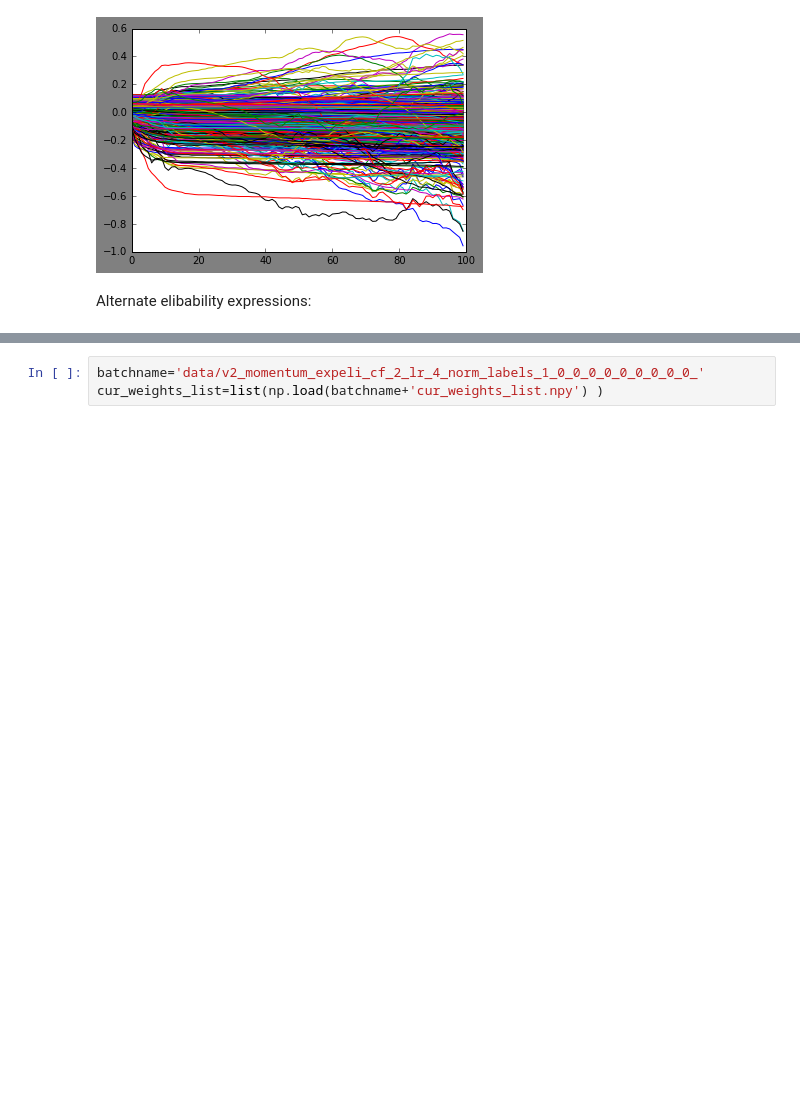
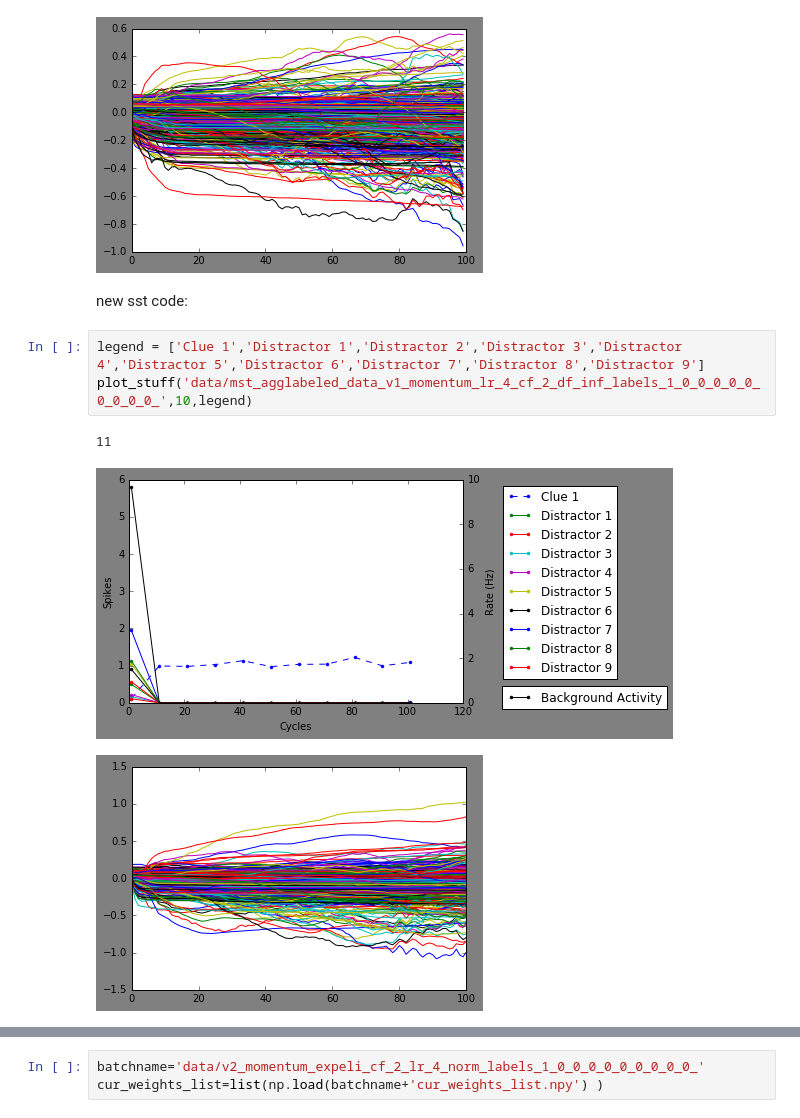
Before and after one commit to mptouzel/tempytron, a Jupyter notebook: tempytron_validation.ipynb, the cells around one changed output, grey strips where cells are left out. Saved outputs shown, nothing was run; the diff lists cells and outputs as text; blank space fills up the shorter version.

```diff
--- a/tempytron_validation.ipynb
+++ b/tempytron_validation.ipynb
@@ -319,5 +316,12 @@ plot_stuff('data/v2_momentum_fix_cf_2_lr_4_norm_labels_1_0_0_0_0_0_0_0_0_0_',5,l
 20
 [figure]
 [figure]
-# %% [markdown]
-Alternate elibability expressions:
+# %% [markdown]
+new sst code:
+# %%
+legend = ['Clue 1','Distractor 1','Distractor 2','Distractor 3','Distractor 4','Distractor 5','Distractor 6','Distractor 7','Distractor 8','Distractor 9']
+plot_stuff('data/mst_agglabeled_data_v1_momentum_lr_4_cf_2_df_inf_labels_1_0_0_0_0_0_0_0_0_0_',10,legend)
+# %% [output]
+11
+[figure, added]
+[figure, added]
```
Also changed, not shown: parts of 31 cells of this notebook, 6 other files.
